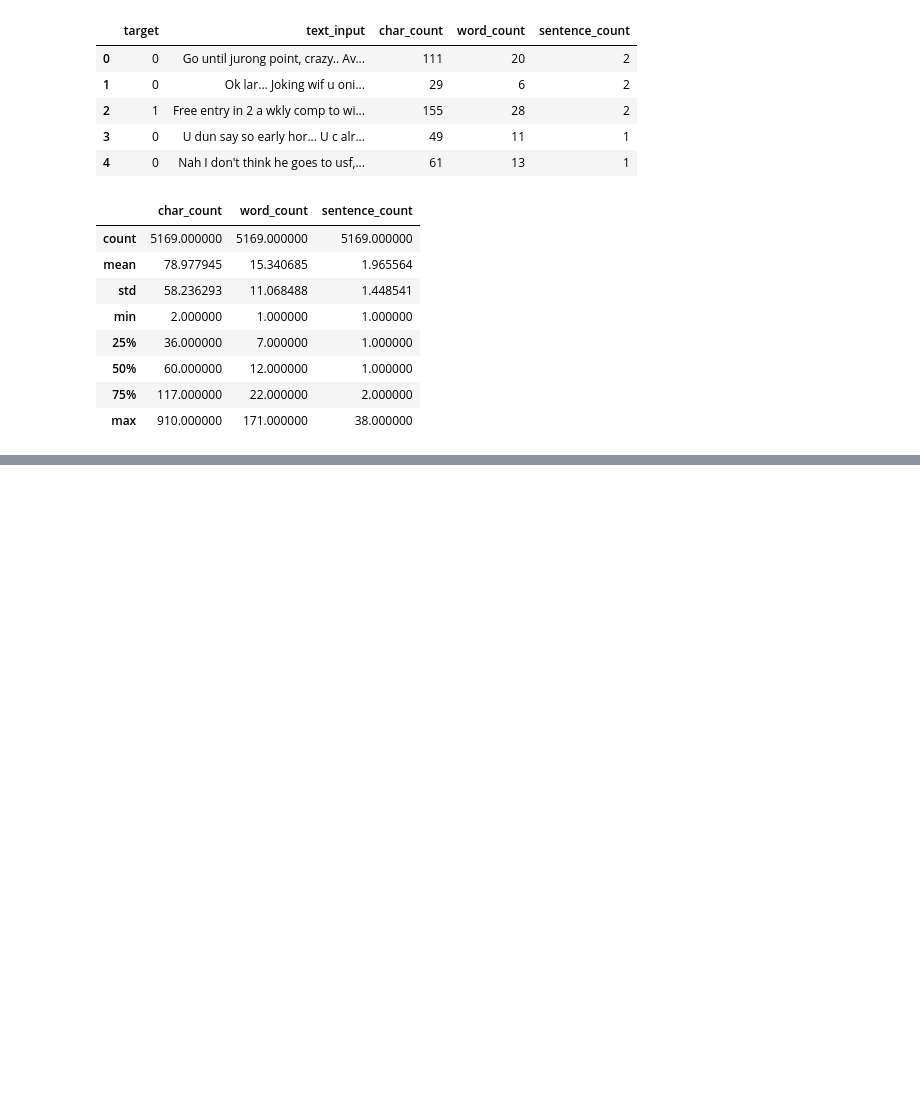
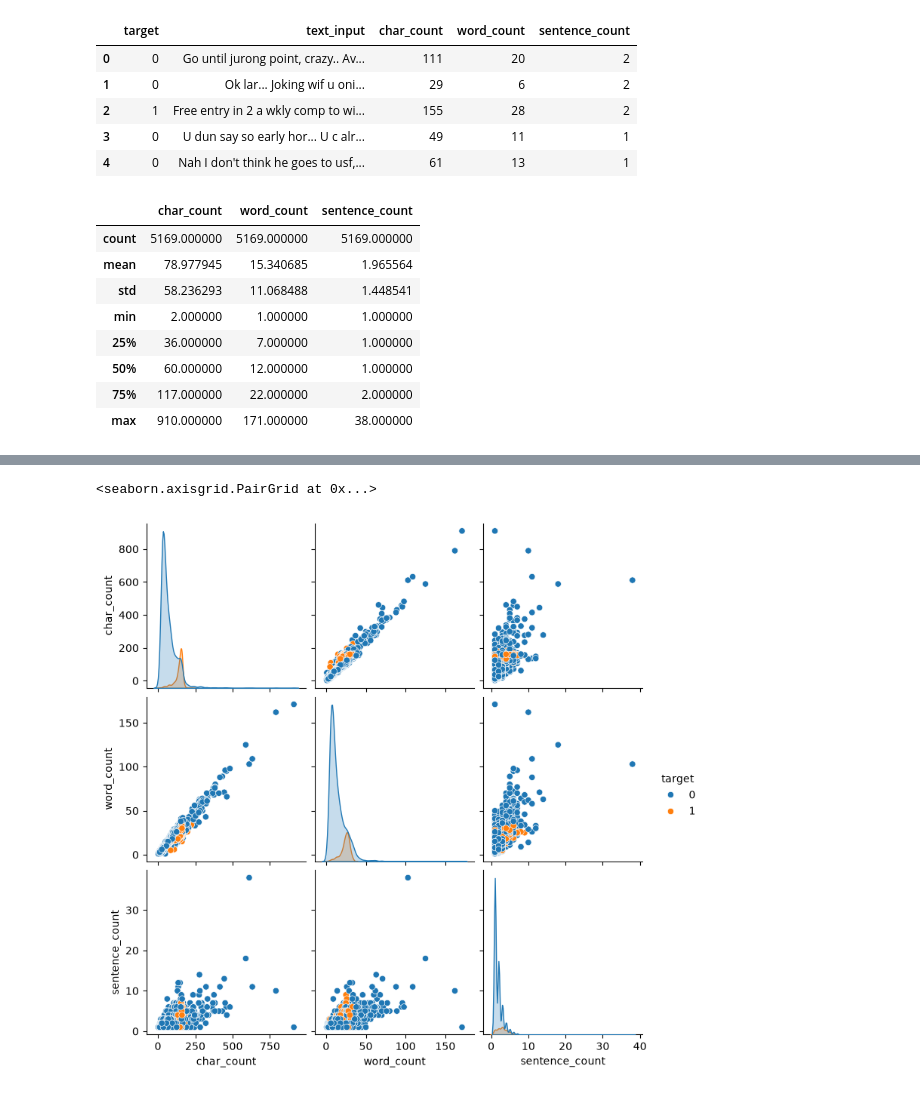
Before and after one commit to abhiswrld/SMS-Spam-Classifier, a Jupyter notebook: sms_spam_classifier.ipynb, the cells around one changed output, grey strips where cells are left out. Cells and saved outputs as stored; diff of their text form; code cells hidden in the pictures; blank space fills up the shorter version.

```diff
--- a/sms_spam_classifier.ipynb
+++ b/sms_spam_classifier.ipynb
@@ -184,0 +415,5 @@ df[['char_count', 'word_count', 'sentence_count']].describe()
+# %%
+sns.pairplot(df, hue='target')
+# %% [output]
+<seaborn.axisgrid.PairGrid at 0x...>
+[figure, added]
```
Also changed, not shown: parts of 35 cells of this notebook.
